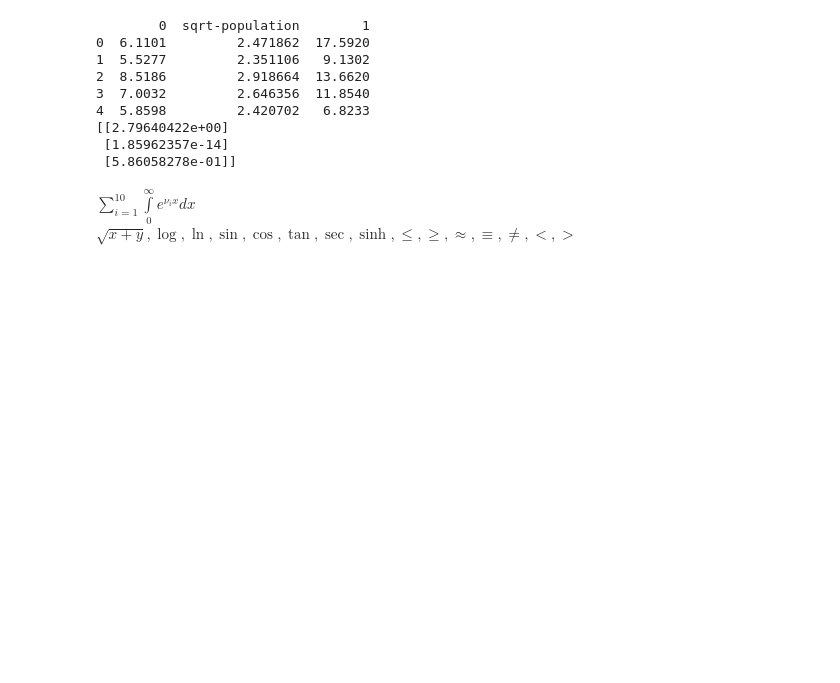
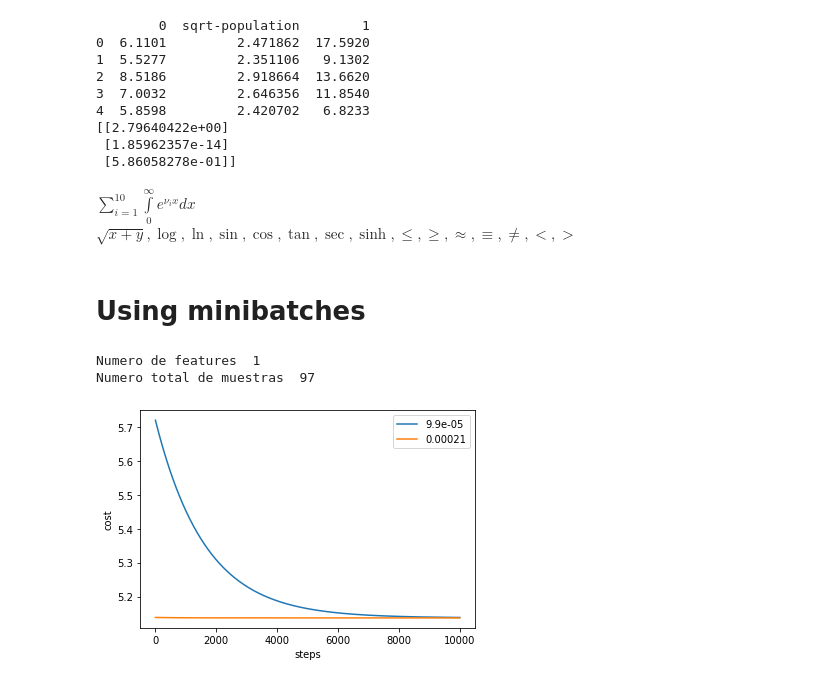
Before and after one commit to essancv/ML, a Jupyter notebook: notebooks/LinearRegression_I.ipynb, the cells around one changed output. Drawn from its saved outputs; the diff is of its cells as text; code cells hidden in the pictures; blank space fills up the shorter version.

```diff
--- a/notebooks/LinearRegression_I.ipynb
+++ b/notebooks/LinearRegression_I.ipynb
@@ -275,3 +308,53 @@ print (theta)
 # %% [markdown]
 $ \sum \limits _{i=1} ^{10} \int \limits _0 ^{\infty} e^{\nu _i x } dx $
 $ \sqrt{x+y}, \log, \ln, \sin, \cos, \tan, \sec, \sinh ,\leq, \geq, \approx, \equiv, \neq, <, >  $
+# %% [markdown]
+# Using minibatches
+# %%
+# Leer los datos y visualizar
+
+import pandas as pd
+
+dataset =pd.read_csv('ex1data1.txt', sep=',',header=None)  # población, beneficio
+population = dataset.values [:,0:1]
+profit = dataset.values [:,1:2]
+
+n = population.shape [1]                    # número de features
+print ('Numero de features ',n)
+m = dataset.shape [0]                         # número de muestras
+print ('Numero total de muestras ',m,flush=True)
+vtheta = LR_initVTheta (n)
+X_new = LR_getXMatrix (population)          # Añadimos 1's para theta0
+
+# Dividir datos entre training y test data
+
+from sklearn.model_selection import train_test_split
+X_train,X_test,Y_train,Y_test = train_test_split(X_new,profit,test_size=0.1,random_state=50)
+
+# Creamos minibatch para la fase de training
+
+import sys
+sys.path.append('../')
+from src.utils import UTIL_random_mini_batches
+
+minibatches = UTIL_random_mini_batches (X_train.T,Y_train.T, mini_batch_size=2**4)
+experiment_parameters = {'learning_rate' : [0.000099,0.00021],
+                         'steps' :10000 }
+
+for (X,Y) in minibatches:
+    iterations, vtheta = run_experiment (X.T,Y.T,vtheta,experiment_parameters)
+
+
+steps = np.arange (experiment_parameters['steps'])
+for iteration in range(len(iterations)):
+    costs = iterations[iteration]
+    plt.plot( steps , costs,label=str(experiment_parameters['learning_rate'][iteration]))
+
+plt.xlabel('steps')
+plt.ylabel('cost')
+plt.legend()
+plt.show()
+# %% [output]
+Numero de features  1
+Numero total de muestras  97
+[figure, added]
```
Also changed, not shown: parts of 14 cells of this notebook, 4 other files.
